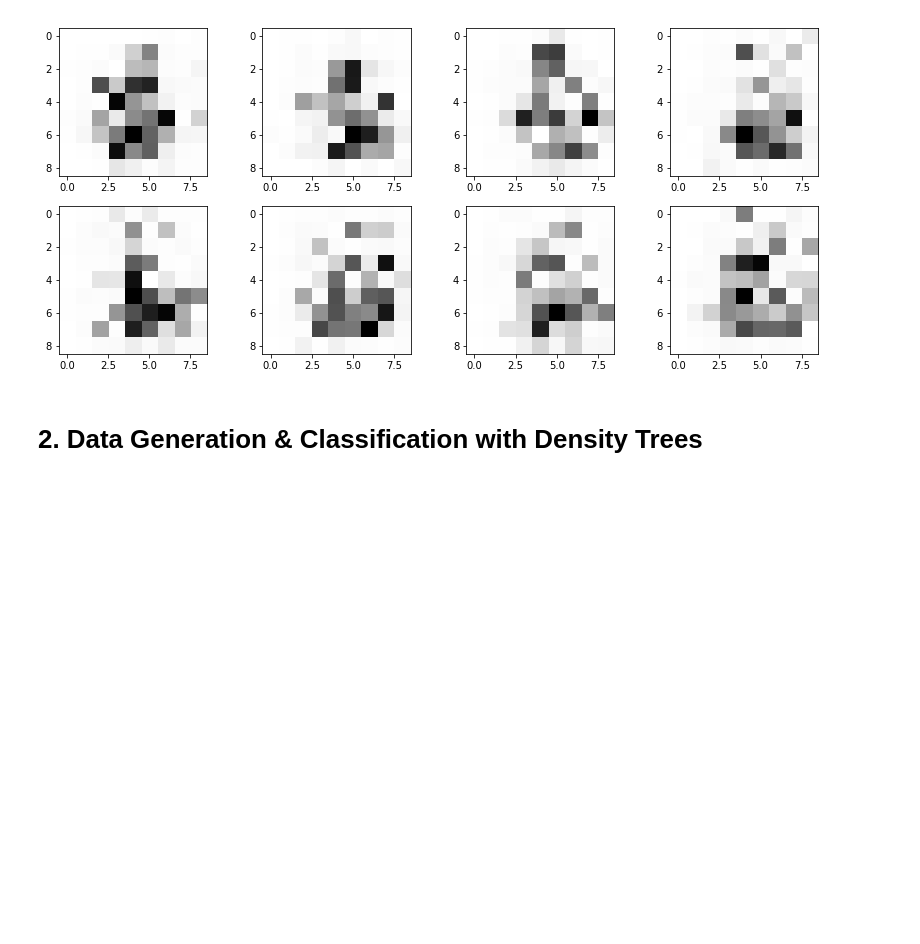
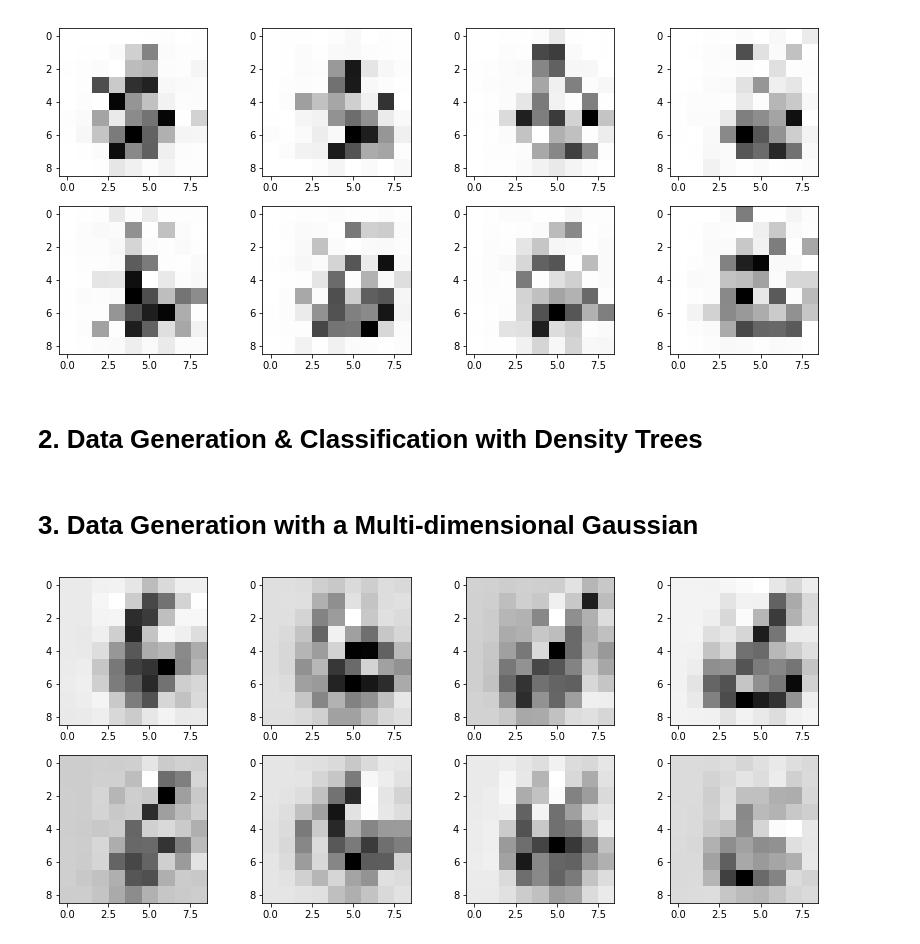
Before and after one commit to Simske/ML, a Jupyter notebook: ex04/generative-models.ipynb, the cells around one changed output. Drawn from its saved outputs; the diff is of its cells as text; code cells hidden in the pictures; blank space fills up the shorter version.

Commit message:
ex04 finished qda generation

```diff
--- a/ex04/generative-models.ipynb
+++ b/ex04/generative-models.ipynb
@@ -234,3 +234,23 @@ def fit_density_tree1(features, tau):
 
     for i in range(bincount-2):
         heapq.
+# %% [markdown]
+# 3. Data Generation with a Multi-dimensional Gaussian
+# %%
+# Fit feature of one label to multi-dim gaussian
+def fit_gaussian(features):
+    means = np.mean(features, axis=0) # calculate means
+    cov = np.cov(features.T)          # calculate covariance matrix
+    return means, cov
+
+# sample from multi-dim gaussian, return image
+def sample_qda(mean, cov):
+    return np.random.multivariate_normal(mean, cov).reshape(9,9)
+# %%
+means, cov = fit_gaussian(x)
+# %%
+fig, axes = plt.subplots(2, 4, figsize=(14, 6))
+for ax in axes.flatten():
+    ax.imshow(sample_qda(means, cov), cmap='Greys')
+# %% [output]
+[figure, added]
```
